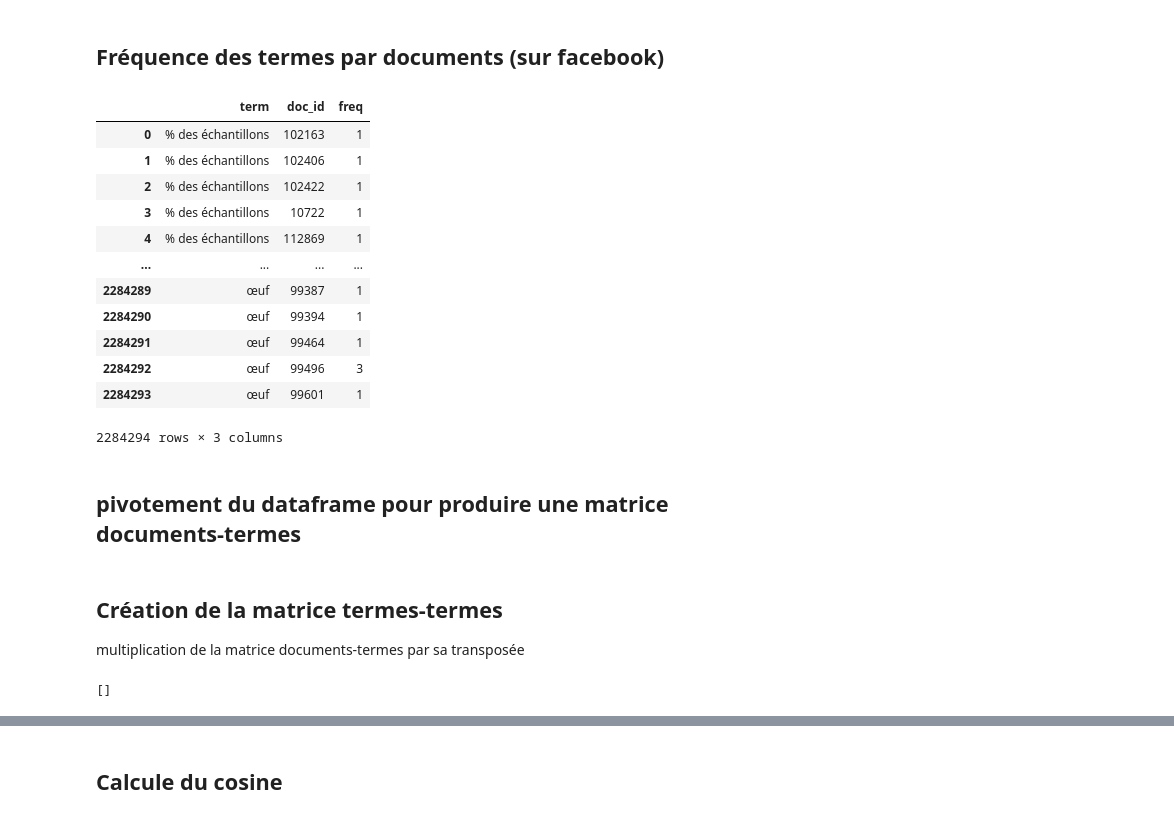
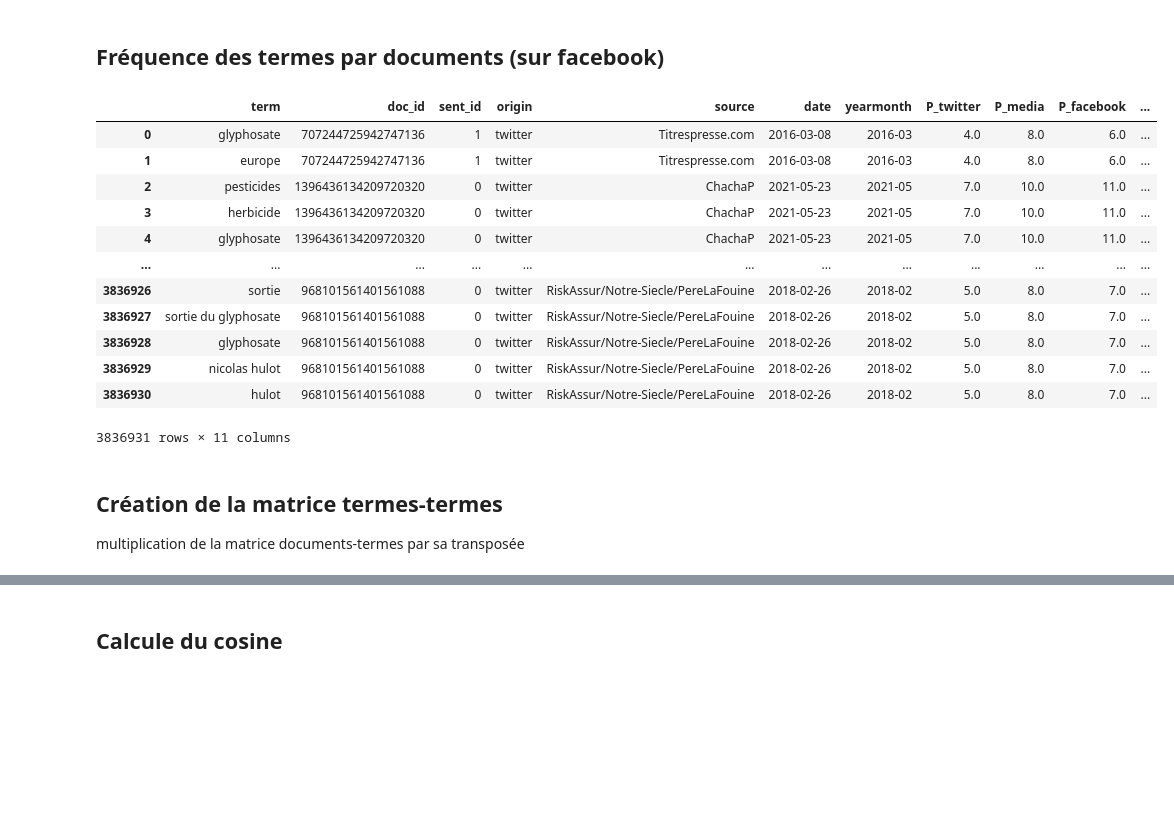
Before and after one commit to jphcoi/MADM, a Jupyter notebook: term_term_analysis.ipynb, the cells around one changed output, grey strips where cells are left out. Cells and saved outputs as stored; diff of their text form; code cells hidden in the pictures; blank space fills up the shorter version.

```diff
--- a/term_term_analysis.ipynb
+++ b/term_term_analysis.ipynb
@@ -47,27 +62,2 @@ len(df)
 # %% [markdown]
 ## Fréquence des termes par documents (sur facebook)
-# %%
-df["doc_sent_id"] = df["doc_id"]+"_"+df["sent_id"]
-
-df_fb = df.loc[df["origin"] == "facebook"]
-N=500
-topN=df_fb["term"].value_counts().index[:N]
-df=df_fb[df_fb["term"].isin(topN)]
-
-df_term_freq = df_fb.groupby(['term', 'doc_id']).agg(freq=('sent_id', 'size')).reset_index()
-# %% [output]
-|  | term | doc_id | freq |
-| 0 | % des échantillons | 102163 | 1 |
-| 1 | % des échantillons | 102406 | 1 |
-| 2 | % des échantillons | 102422 | 1 |
-| 3 | % des échantillons | 10722 | 1 |
-| 4 | % des échantillons | 112869 | 1 |
-| ... | ... | ... | ... |
-| 2284289 | œuf | 99387 | 1 |
-| 2284290 | œuf | 99394 | 1 |
-| 2284291 | œuf | 99464 | 1 |
-| 2284292 | œuf | 99496 | 3 |
-| 2284293 | œuf | 99601 | 1 |
-2284294 rows × 3 columns
-# %% [markdown]
-## pivotement du dataframe pour produire une matrice documents-termes
@@ -75,0 +66,17 @@ table = pd.pivot_table(df_term_freq, values='freq', index=['doc_id'],columns=["t
+# %%
+l = []
+if l is Null:
+# %% [output]
+|  | term | doc_id | sent_id | origin | source | date | yearmonth | P_twitter | P_media | P_facebook | ... |
+| 0 | glyphosate | 707244725942747136 | 1 | twitter | Titrespresse.com | 2016-03-08 | 2016-03 | 4.0 | 8.0 | 6.0 | ... |
+| 1 | europe | 707244725942747136 | 1 | twitter | Titrespresse.com | 2016-03-08 | 2016-03 | 4.0 | 8.0 | 6.0 | ... |
+| 2 | pesticides | 1396436134209720320 | 0 | twitter | ChachaP | 2021-05-23 | 2021-05 | 7.0 | 10.0 | 11.0 | ... |
+| 3 | herbicide | 1396436134209720320 | 0 | twitter | ChachaP | 2021-05-23 | 2021-05 | 7.0 | 10.0 | 11.0 | ... |
+| 4 | glyphosate | 1396436134209720320 | 0 | twitter | ChachaP | 2021-05-23 | 2021-05 | 7.0 | 10.0 | 11.0 | ... |
+| ... | ... | ... | ... | ... | ... | ... | ... | ... | ... | ... | ... |
+| 3836926 | sortie | 968101561401561088 | 0 | twitter | RiskAssur/Notre-Siecle/PereLaFouine | 2018-02-26 | 2018-02 | 5.0 | 8.0 | 7.0 | ... |
+| 3836927 | sortie du glyphosate | 968101561401561088 | 0 | twitter | RiskAssur/Notre-Siecle/PereLaFouine | 2018-02-26 | 2018-02 | 5.0 | 8.0 | 7.0 | ... |
+| 3836928 | glyphosate | 968101561401561088 | 0 | twitter | RiskAssur/Notre-Siecle/PereLaFouine | 2018-02-26 | 2018-02 | 5.0 | 8.0 | 7.0 | ... |
+| 3836929 | nicolas hulot | 968101561401561088 | 0 | twitter | RiskAssur/Notre-Siecle/PereLaFouine | 2018-02-26 | 2018-02 | 5.0 | 8.0 | 7.0 | ... |
+| 3836930 | hulot | 968101561401561088 | 0 | twitter | RiskAssur/Notre-Siecle/PereLaFouine | 2018-02-26 | 2018-02 | 5.0 | 8.0 | 7.0 | ... |
+3836931 rows × 11 columns
@@ -81,6 +145,0 @@ term_term = np.dot(table.T, table) # multiplication de la transposé de
-# %%
-mi_matrix = []
-type(mi_matrix)
-mi_matrix
-# %% [output]
-[]
```
Also changed, not shown: parts of 33 cells of this notebook.
